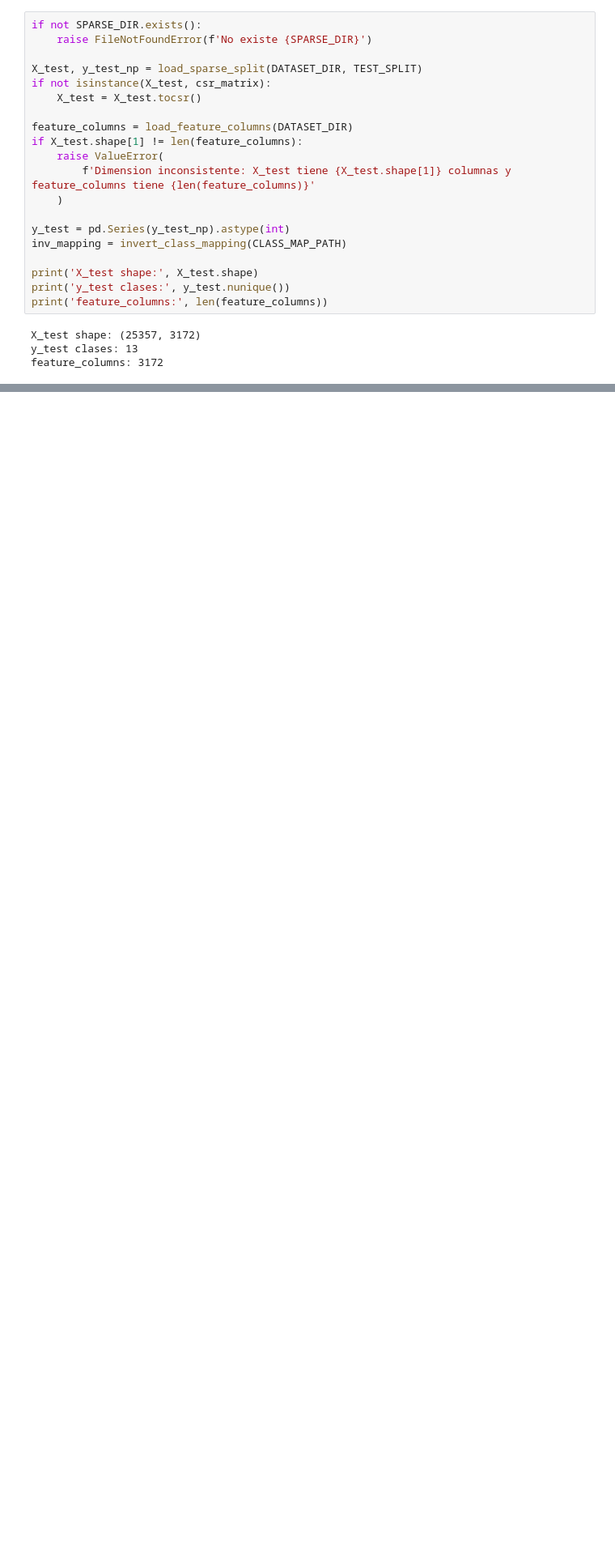
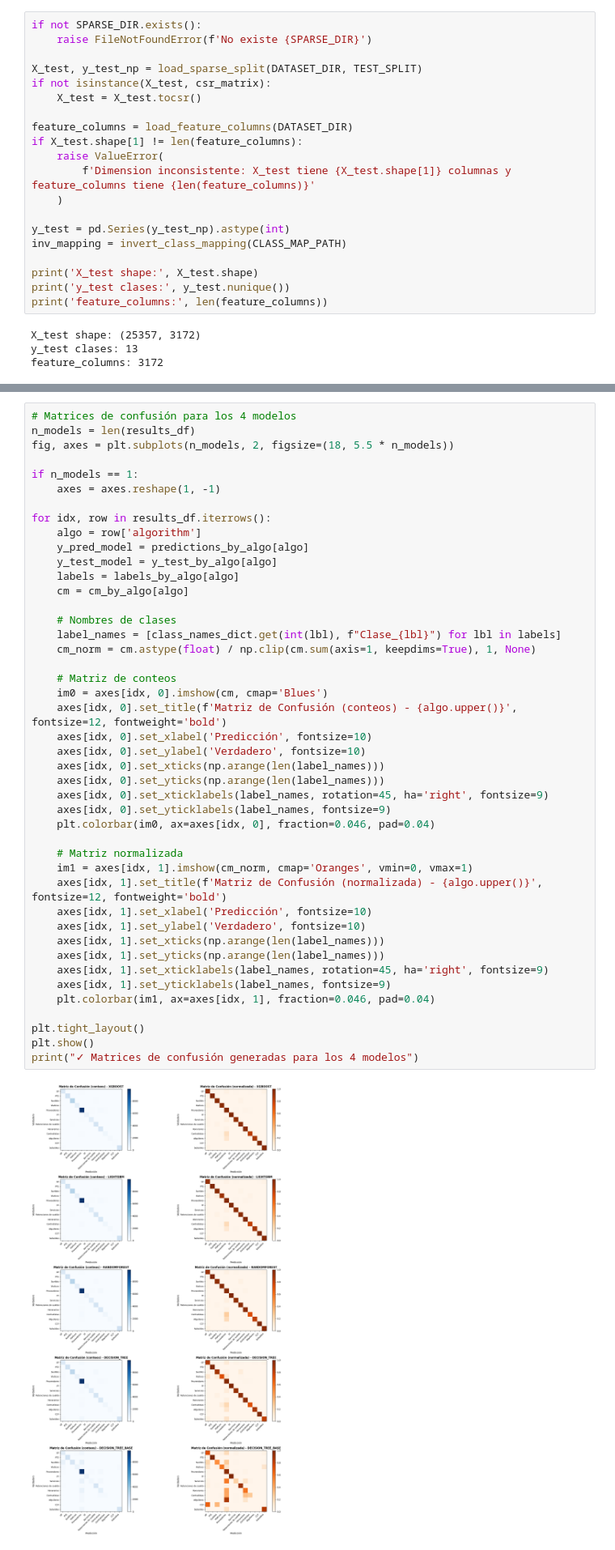
Before and after one commit to carrenogf/tf-austral, a Jupyter notebook: testing_modelos.ipynb, the cells around one changed output, grey strips where cells are left out. Shown at 81% size. Saved outputs shown, nothing was run; the diff lists cells and outputs as text; blank space fills up the shorter version.

Commit message:
resultados

```diff
--- a/testing_modelos.ipynb
+++ b/testing_modelos.ipynb
@@ -627,0 +885,46 @@ FileNotFoundError: [Errno 2] No such file or directory: '/home/francisco/maestri
+# %%
+# Matrices de confusión para los 4 modelos
+n_models = len(results_df)
+fig, axes = plt.subplots(n_models, 2, figsize=(18, 5.5 * n_models))
+
+if n_models == 1:
+    axes = axes.reshape(1, -1)
+
+for idx, row in results_df.iterrows():
+    algo = row['algorithm']
+    y_pred_model = predictions_by_algo[algo]
+    y_test_model = y_test_by_algo[algo]
+    labels = labels_by_algo[algo]
+    cm = cm_by_algo[algo]
+
+    # Nombres de clases
+    label_names = [class_names_dict.get(int(lbl), f"Clase_{lbl}") for lbl in labels]
+    cm_norm = cm.astype(float) / np.clip(cm.sum(axis=1, keepdims=True), 1, None)
+
+    # Matriz de conteos
+    im0 = axes[idx, 0].imshow(cm, cmap='Blues')
+    axes[idx, 0].set_title(f'Matriz de Confusión (conteos) - {algo.upper()}', fontsize=12, fontweight='bold')
+    axes[idx, 0].set_xlabel('Predicción', fontsize=10)
+    axes[idx, 0].set_ylabel('Verdadero', fontsize=10)
+    axes[idx, 0].set_xticks(np.arange(len(label_names)))
+    axes[idx, 0].set_yticks(np.arange(len(label_names)))
+    axes[idx, 0].set_xticklabels(label_names, rotation=45, ha='right', fontsize=9)
+    axes[idx, 0].set_yticklabels(label_names, fontsize=9)
+    plt.colorbar(im0, ax=axes[idx, 0], fraction=0.046, pad=0.04)
+
+    # Matriz normalizada
+    im1 = axes[idx, 1].imshow(cm_norm, cmap='Oranges', vmin=0, vmax=1)
+    axes[idx, 1].set_title(f'Matriz de Confusión (normalizada) - {algo.upper()}', fontsize=12, fontweight='bold')
+    axes[idx, 1].set_xlabel('Predicción', fontsize=10)
+    axes[idx, 1].set_ylabel('Verdadero', fontsize=10)
+    axes[idx, 1].set_xticks(np.arange(len(label_names)))
+    axes[idx, 1].set_yticks(np.arange(len(label_names)))
+    axes[idx, 1].set_xticklabels(label_names, rotation=45, ha='right', fontsize=9)
+    axes[idx, 1].set_yticklabels(label_names, fontsize=9)
+    plt.colorbar(im1, ax=axes[idx, 1], fraction=0.046, pad=0.04)
+
+plt.tight_layout()
+plt.show()
+print("✓ Matrices de confusión generadas para los 4 modelos")
+# %% [output]
+[figure, added]
```
Also changed, not shown: parts of 16 cells of this notebook, 4 other files.
